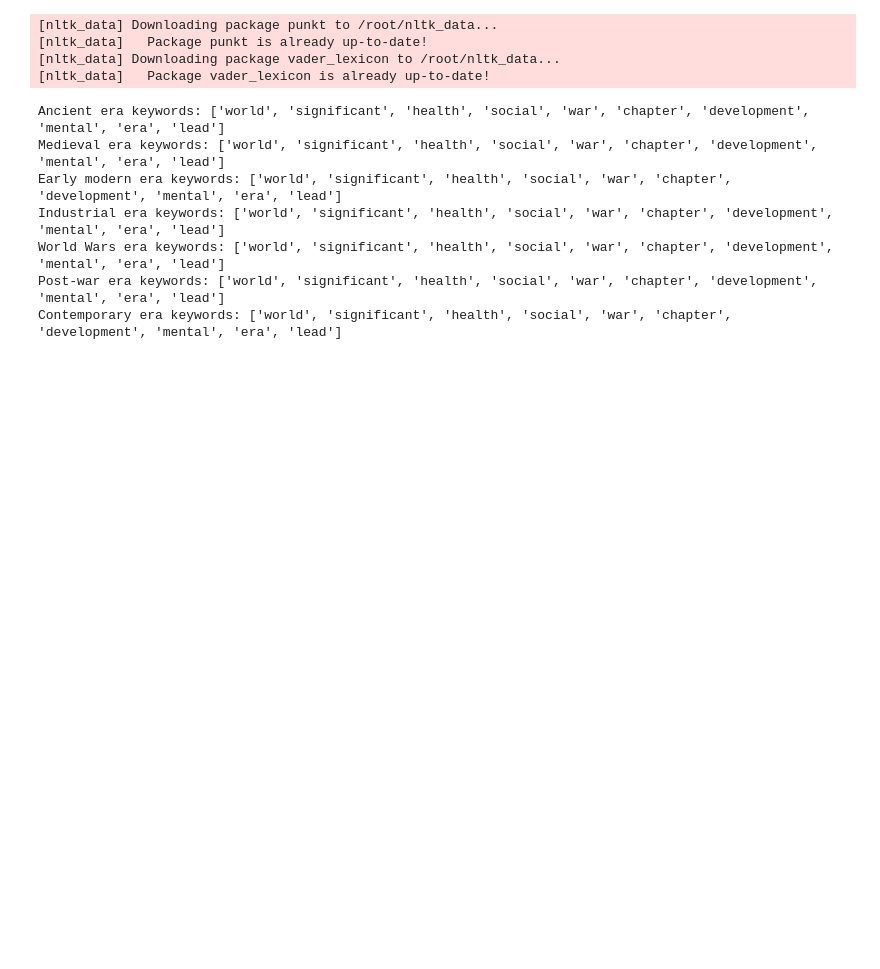
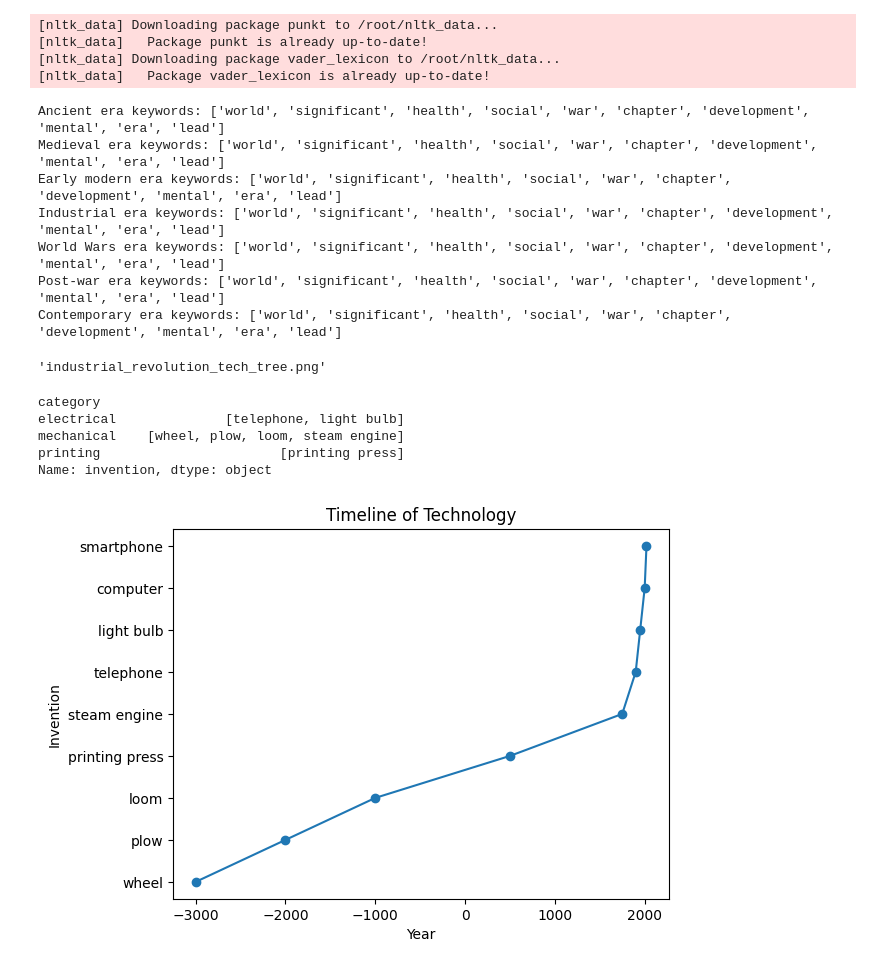
Before and after one commit to Emily20222022/blog_analytic_master, a Jupyter notebook: dash_app_for_DS.ipynb, the cells around one changed output. Saved outputs shown, nothing was run; the diff lists cells and outputs as text; code cells hidden in the pictures; blank space fills up the shorter version.

```diff
--- a/dash_app_for_DS.ipynb
+++ b/dash_app_for_DS.ipynb
@@ -392,0 +416,27 @@ Contemporary era keywords: ['world', 'significant', 'health', 'social', 'war', '
+# %%
+import networkx as nx
+from graphviz import Digraph
+
+# Create a new graph
+G = nx.DiGraph()
+
+# Add nodes for each technology
+G.add_node("Steam Engine")
+G.add_node("Spinning Jenny")
+G.add_node("Power Loom")
+G.add_node("Steamship")
+
+# Add edges between nodes to represent influence
+G.add_edge("Steam Engine", "Spinning Jenny")
+G.add_edge("Spinning Jenny", "Power Loom")
+G.add_edge("Steam Engine", "Steamship")
+
+# Draw the graph using Graphviz
+dot = Digraph()
+for n in G.nodes():
+    dot.node(n)
+for e in G.edges():
+    dot.edge(e[0], e[1])
+dot.render("industrial_revolution_tech_tree", format="png")
+# %% [output]
+'industrial_revolution_tech_tree.png'
@@ -392,0 +511,34 @@ Contemporary era keywords: ['world', 'significant', 'health', 'social', 'war', '
+# %%
+import pandas as pd
+
+# create a dataframe with the inventions and categories
+inventions_df = pd.DataFrame({
+    'invention': ['wheel', 'plow', 'loom', 'printing press', 'steam engine', 'telephone', 'light bulb'],
+    'category': ['mechanical', 'mechanical', 'mechanical', 'printing', 'mechanical', 'electrical', 'electrical']
+})
+
+# group the inventions by category
+inventions_by_category = inventions_df.groupby('category')['invention'].apply(list)
+
+print(inventions_by_category)
+# %% [output]
+category
+electrical              [telephone, light bulb]
+mechanical    [wheel, plow, loom, steam engine]
+printing                       [printing press]
+Name: invention, dtype: object
+# %%
+import matplotlib.pyplot as plt
+
+# create lists of years and inventions
+years = [-3000, -2000, -1000, 500, 1750, 1900, 1950, 2000, 2020]
+inventions = ['wheel', 'plow', 'loom', 'printing press', 'steam engine', 'telephone', 'light bulb', 'computer', 'smartphone']
+
+# plot the timeline graph
+plt.plot(years, inventions, 'o-')
+plt.xlabel('Year')
+plt.ylabel('Invention')
+plt.title('Timeline of Technology')
+plt.show()
+# %% [output]
+[figure, added]
```
Also changed, not shown: parts of 8 cells of this notebook.
